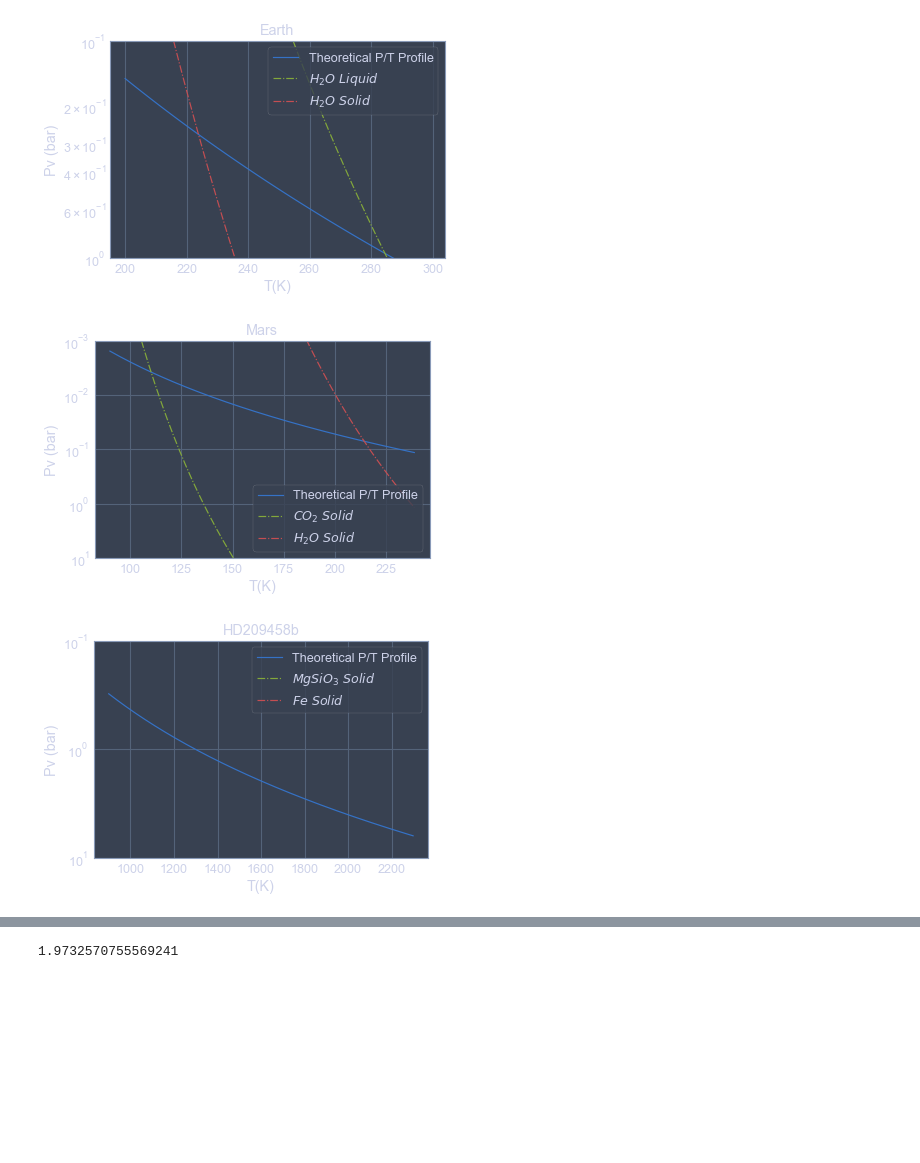
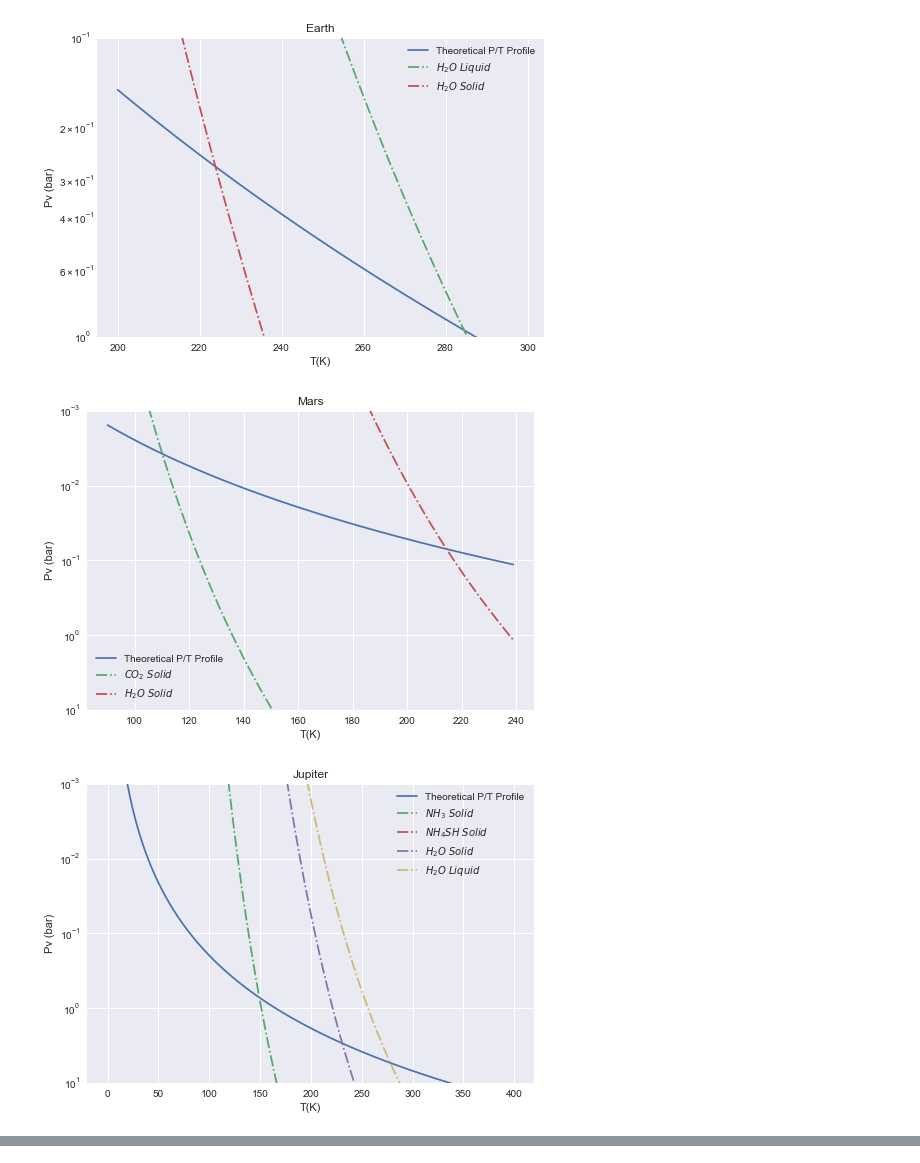
Before and after one commit to rschroder/exoplanet_clouds, a Jupyter notebook: Final Project.ipynb, the cells around one changed output, grey strips where cells are left out. Drawn from its saved outputs; the diff is of its cells as text; code cells hidden in the pictures; blank space fills up the shorter version.

```diff
--- a/Final Project.ipynb
+++ b/Final Project.ipynb
@@ -2,14 +2,23 @@
 from jupyterthemes import jtplot
 jtplot.style()
 %matplotlib inline
+import seaborn
 from clausius import *
 from molecular_species import *
 from planet_atmospheres import *
 from clausius_plot import *
 
-plot_pressure_curves(venus, [SO4H2_liquid_1_v, SO4H2_liquid_2_v])
-plot_pressure_curves(earth, [H20_liquid_1_e, H20_solid_1_e])
-plot_pressure_curves(mars, [CO2_solid_1_m, H20_solid_1_m])
+
+plot_pressure_curves(venus, [SO4H2_liquid_1_venus, SO4H2_liquid_2_venus])
+plot_pressure_curves(earth, [H20_liquid_1_earth, H20_solid_1_earth])
+plot_pressure_curves(mars, [CO2_solid_1_mars, H20_solid_1_mars])
+plot_pressure_curves(jupiter, [NH3_solid_1_jupiter, NH4SH_solid_1_jupiter, \
+                               H20_solid_1_jupiter, H20_liquid_1_jupiter])
+plot_pressure_curves(saturn, [NH3_solid_1_saturn, NH4SH_solid_1_saturn, H20_solid_1_saturn])
+plot_pressure_curves(titan, [CH4_solid_1_titan, C2H6_solid_1_titan])
+plot_pressure_curves(uranus, [CH4_solid_1_uranus, SH2_solid_1_uranus, NH3_solid_1_uranus,\
+                             NH4SH_solid_1_uranus, H20_solid_1_uranus])
+plot_pressure_curves(neptune, [CH4_solid_1_neptune, SH2_solid_1_neptune, NH3_solid_1_neptune,\
+                             NH4SH_solid_1_neptune, H20_solid_1_neptune])
 plot_pressure_curves(hd209458b, [MGSIO3_solid_1_HD209458b, FE_solid_1_HD209458b])
-plot_pressure_curves(saturn, [NH3_solid_1_saturn])
 # %% [output]
@@ -17,3 +26,3 @@ plot_pressure_curves(saturn, [NH3_solid_1_saturn])
-[figure, old version]
+[figure, new version]
-[figure, old version]
+[figure, new version]
-[figure, old version]
+[figure, new version]
@@ -21,4 +33,0 @@ plot_pressure_curves(saturn, [NH3_solid_1_saturn])
-# %%
-np.log(7.19407)
-# %% [output]
-1.9732570755569241
```
Also changed, not shown: parts of 1 cell of this notebook, 2 other files.
